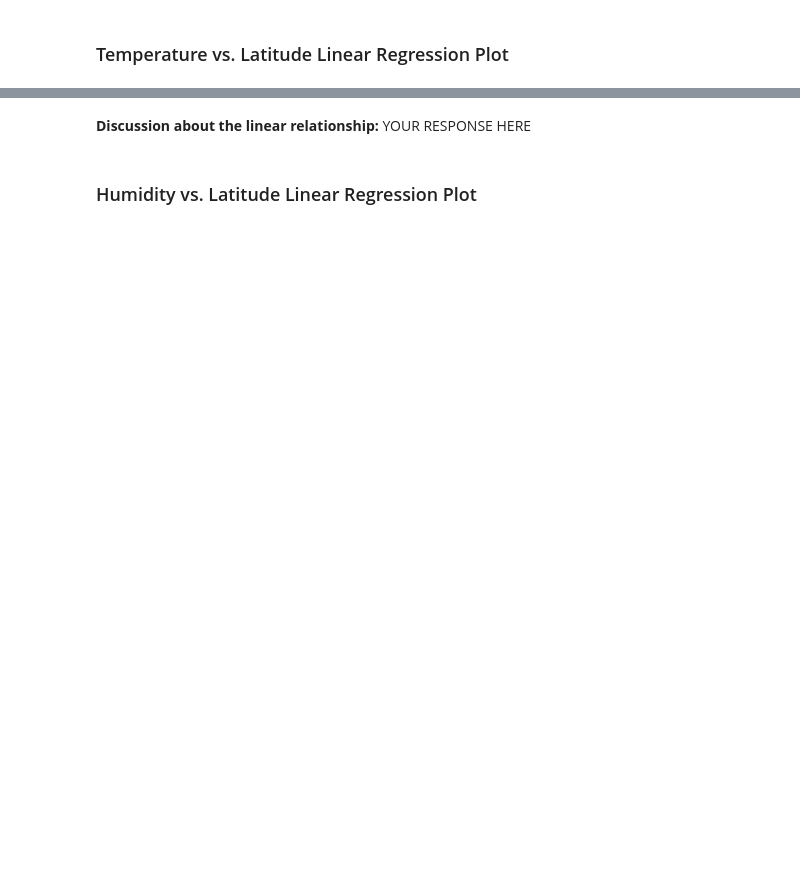
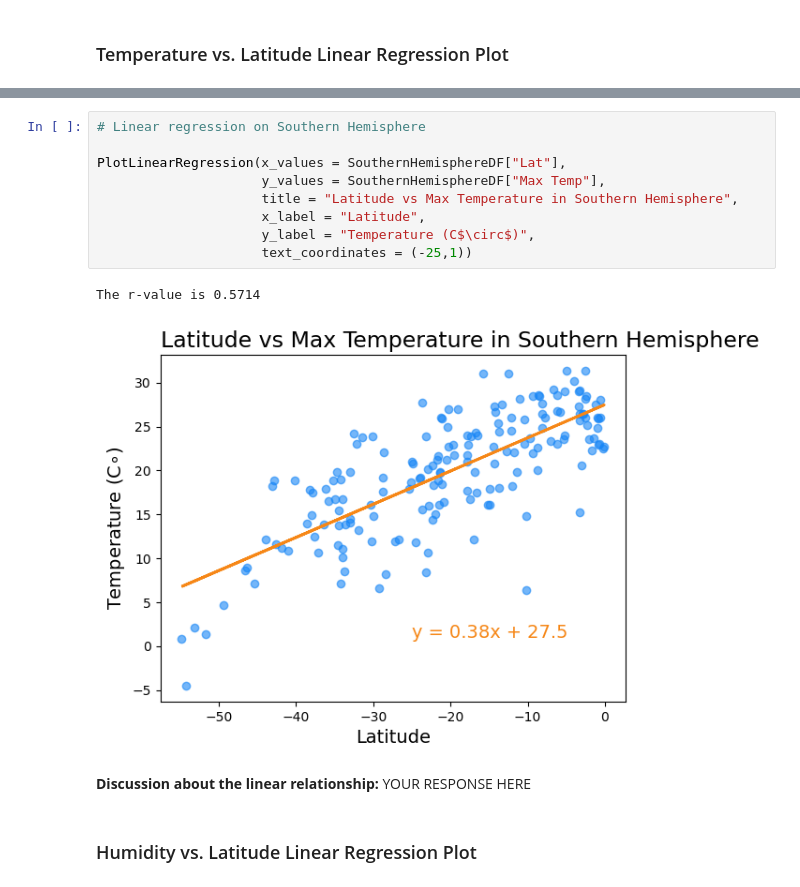
Before and after one commit to dejesusalcala/python-api-challenge, a Jupyter notebook: WeatherPy.ipynb, the cells around one changed output, grey strips where cells are left out. Saved outputs shown, nothing was run; the diff lists cells and outputs as text; blank space fills up the shorter version.

```diff
--- a/WeatherPy.ipynb
+++ b/WeatherPy.ipynb
@@ -382,3 +444,15 @@ The r-value is: 0.4121057168607245
+# %%
+# Linear regression on Southern Hemisphere
+
+PlotLinearRegression(x_values = SouthernHemisphereDF["Lat"],
+                     y_values = SouthernHemisphereDF["Max Temp"],
+                     title = "Latitude vs Max Temperature in Southern Hemisphere",
+                     x_label = "Latitude",
+                     y_label = "Temperature (C$\circ$)",
+                     text_coordinates = (-25,1))
+# %% [output]
+The r-value is 0.5714
+[figure, added]
 # %% [markdown]
 **Discussion about the linear relationship:** YOUR RESPONSE HERE
 # %% [markdown]
```
Also changed, not shown: parts of 27 cells of this notebook.
